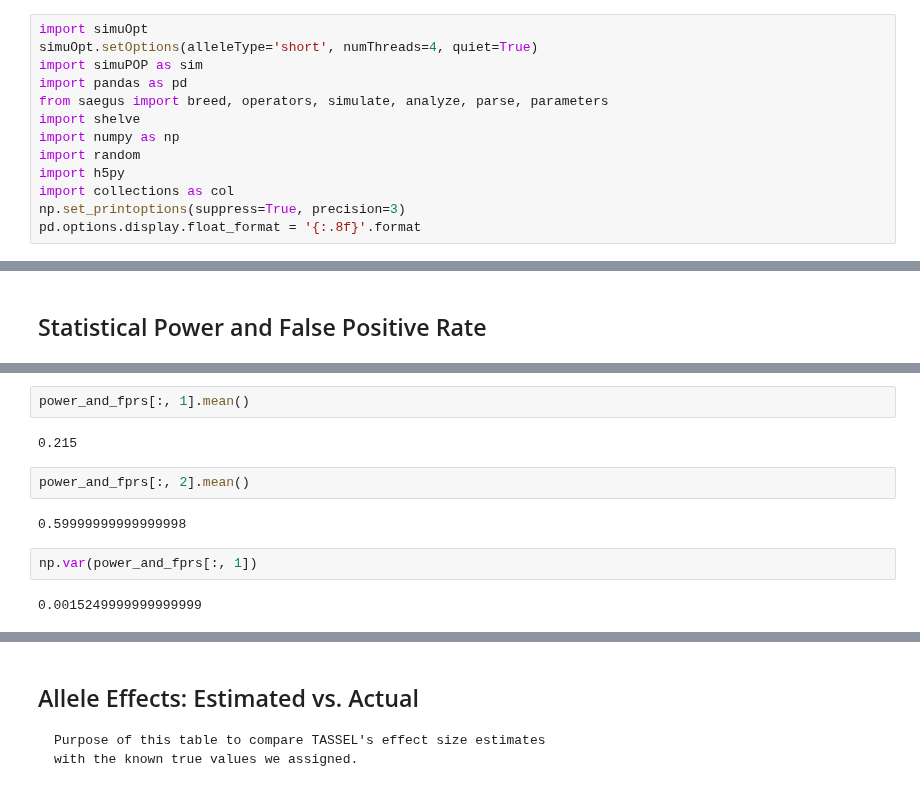
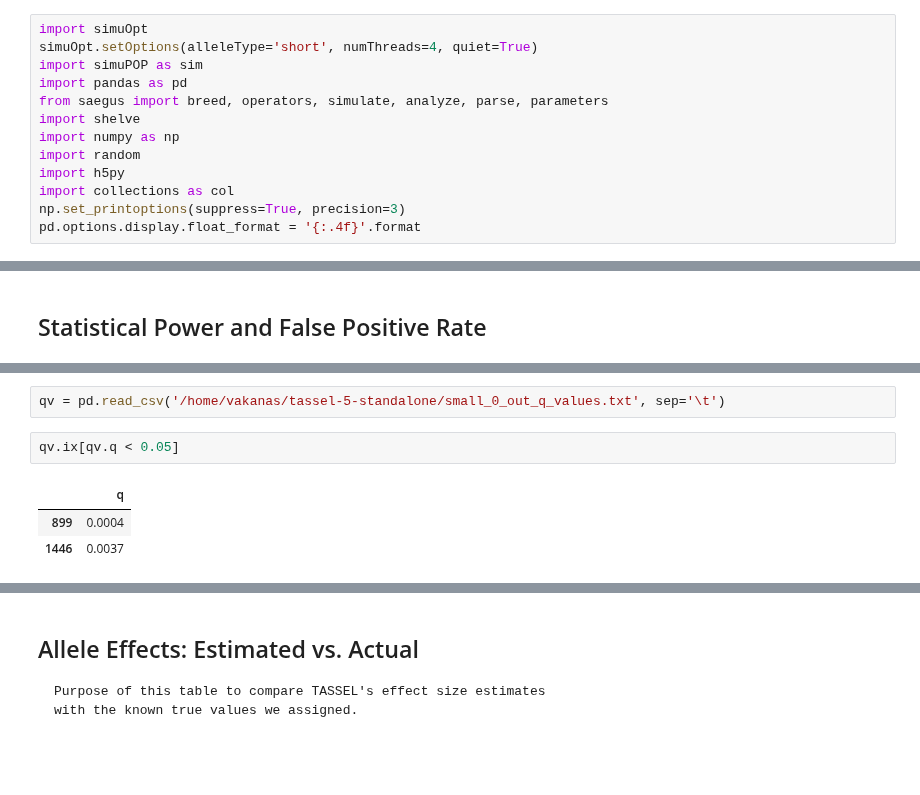
Before and after one commit to maizeatlas/saegus, a Jupyter notebook: devel/magic/1478/small_scale_run.ipynb, the cells around one changed output, grey strips where cells are left out. Cells and saved outputs as stored; diff of their text form; blank space fills up the shorter version.

```diff
--- a/devel/magic/1478/small_scale_run.ipynb
+++ b/devel/magic/1478/small_scale_run.ipynb
@@ -12,4 +12,4 @@ import random
 import h5py
 import collections as col
 np.set_printoptions(suppress=True, precision=3)
-pd.options.display.float_format = '{:.8f}'.format
+pd.options.display.float_format = '{:.4f}'.format
@@ -313,12 +271,8 @@ for i in range(10):
-# %%
-power_and_fprs[:, 1].mean()
-# %% [output]
-0.215
-# %%
-power_and_fprs[:, 2].mean()
-# %% [output]
-0.59999999999999998
-# %%
-np.var(power_and_fprs[:, 1])
-# %% [output]
-0.0015249999999999999
+# %%
+qv = pd.read_csv('/home/vakanas/tassel-5-standalone/small_0_out_q_values.txt', sep='\t')
+# %%
+qv.ix[qv.q < 0.05]
+# %% [output]
+|  | q |
+| 899 | 0.0004 |
+| 1446 | 0.0037 |
```
Also changed, not shown: parts of 79 cells of this notebook, 2 other files.
